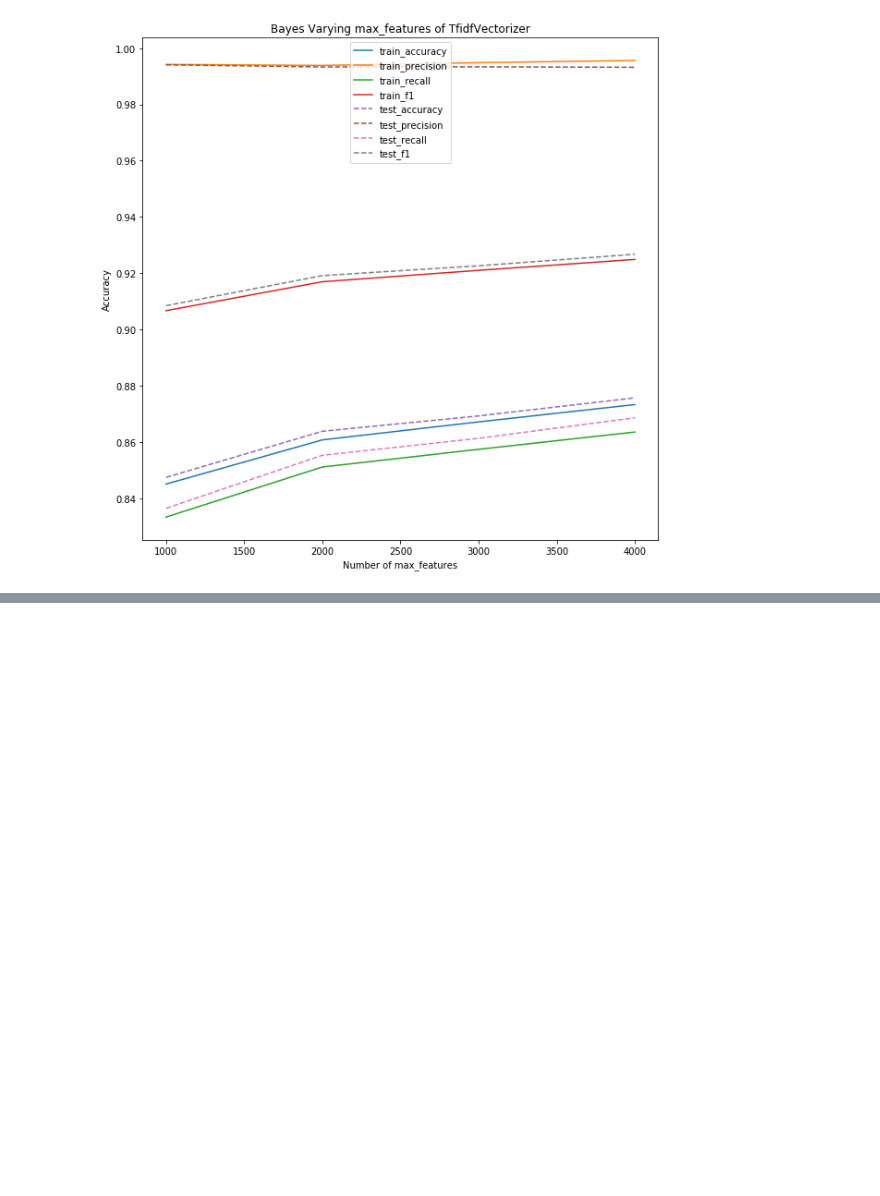
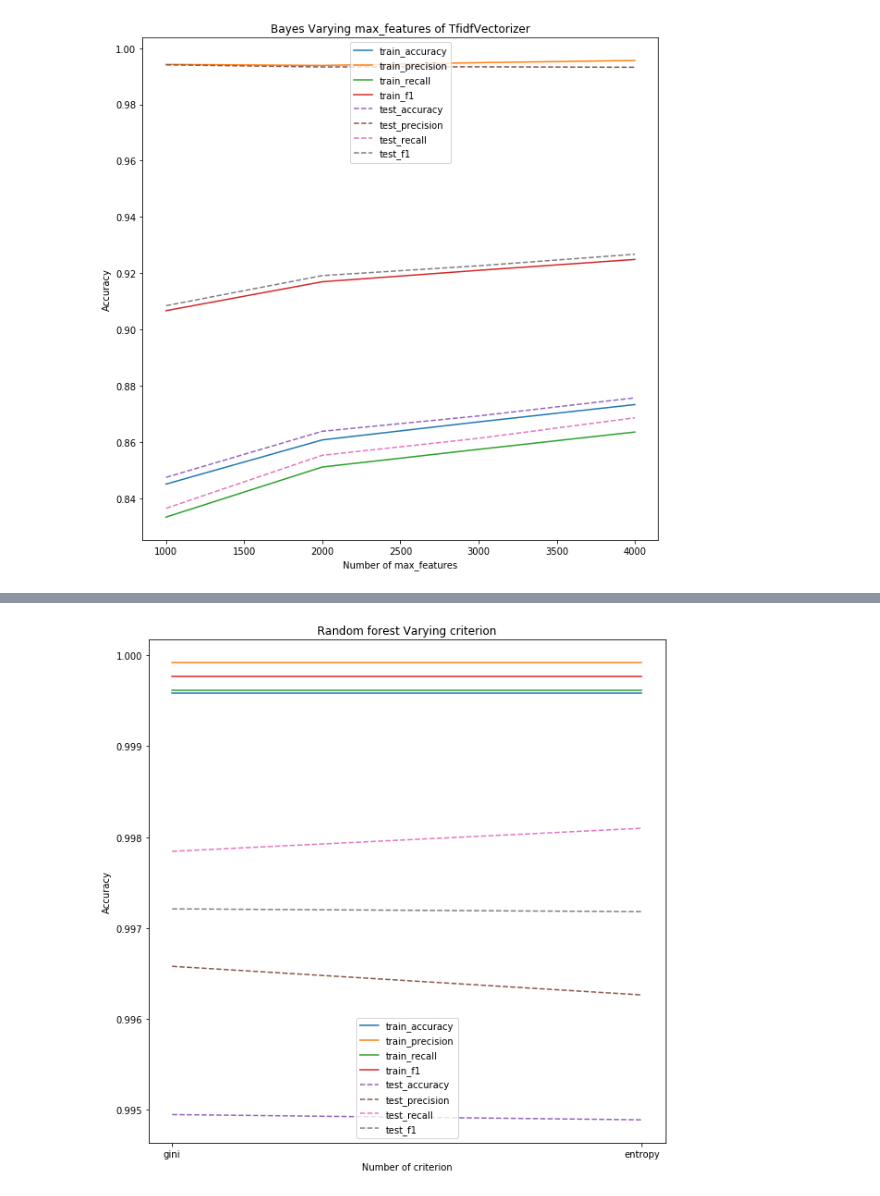
Before and after one commit to BinZhang109/NLP_Assignments, a Jupyter notebook: Lesson-07/assignment-07 First Step of using machine learning and models..ipynb, the cells around one changed output, grey strips where cells are left out. Saved outputs shown, nothing was run; the diff lists cells and outputs as text; code cells hidden in the pictures; blank space fills up the shorter version.

```diff
--- a/Lesson-07/assignment-07 First Step of using machine learning and models..ipynb
+++ b/Lesson-07/assignment-07 First Step of using machine learning and models..ipynb
@@ -1624,0 +1886,9 @@ plt.show()
+# %%
+vectorizer = TfidfVectorizer(max_features=1000)
+X = vectorizer.fit_transform(corpus)
+X_train, X_test, y_train, y_test = train_test_split(X, y, test_size=0.2, random_state=42)
+
+X_tr_arr = X_train.toarray()
+X_ts_arr = X_test.toarray()
+y_tr_arr = np.array(y_train, dtype='int')
+y_ts_arr = np.array(y_test, dtype='int')
@@ -1624,0 +1976,5 @@ plt.show()
+# %%
+score_list = []
+criterion = ['gini', 'entropy']
+for c in criterion:
+    score_list.append(get_score_from_varying_parameters(n_estimators=300, criterion=c))
@@ -1624,0 +2002,40 @@ plt.show()
+# %%
+train_accuracy = np.empty(len(score_list))
+train_precision = np.empty(len(score_list))
+train_recall = np.empty(len(score_list))
+train_f1 = np.empty(len(score_list))
+
+test_accuracy = np.empty(len(score_list))
+test_precision = np.empty(len(score_list))
+test_recall = np.empty(len(score_list))
+test_f1 = np.empty(len(score_list))
+
+for i,k in enumerate(score_list):
+    train_accuracy[i] = k[0]
+    train_precision[i] = k[1]
+    train_recall[i] = k[2]
+    train_f1[i] = k[3]
+
+    test_accuracy[i] = k[4]
+    test_precision[i] = k[5]
+    test_recall[i] = k[6]
+    test_f1[i] = k[7]
+
+plt.figure(figsize=(10,10))
+plt.title('Random forest Varying criterion')
+
+plt.plot(criterion, train_accuracy, label='train_accuracy')
+plt.plot(criterion, train_precision, label='train_precision')
+plt.plot(criterion, train_recall, label='train_recall')
+plt.plot(criterion, train_f1, label='train_f1')
+plt.plot(criterion, test_accuracy, '--', label='test_accuracy')
+plt.plot(criterion, test_precision, '--', label='test_precision')
+plt.plot(criterion, test_recall, '--', label='test_recall')
+plt.plot(criterion, test_f1, '--', label='test_f1')
+
+plt.legend()
+plt.xlabel('Number of criterion')
+plt.ylabel('Accuracy')
+plt.show()
+# %% [output]
+[figure, added]
```
Also changed, not shown: parts of 66 cells of this notebook.
